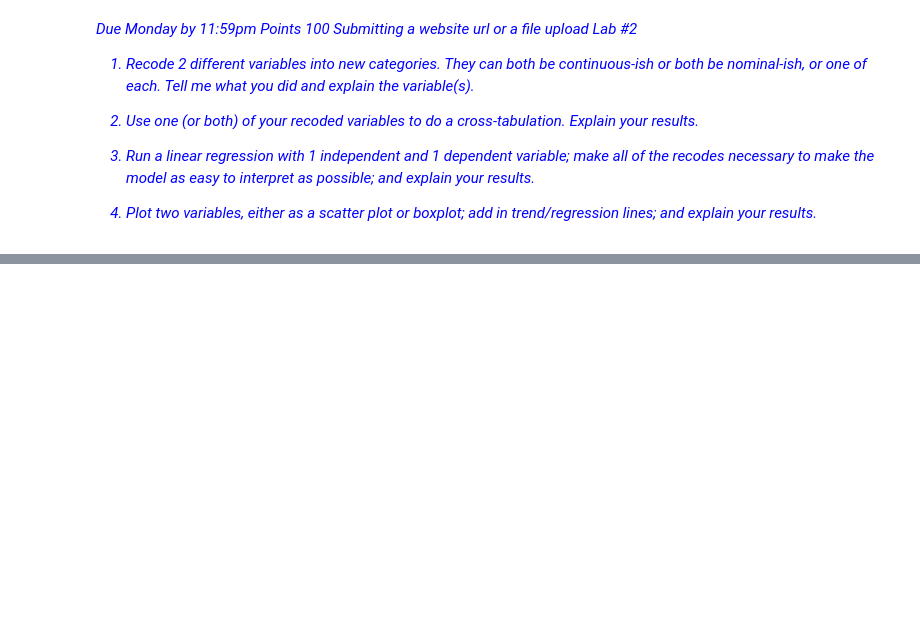
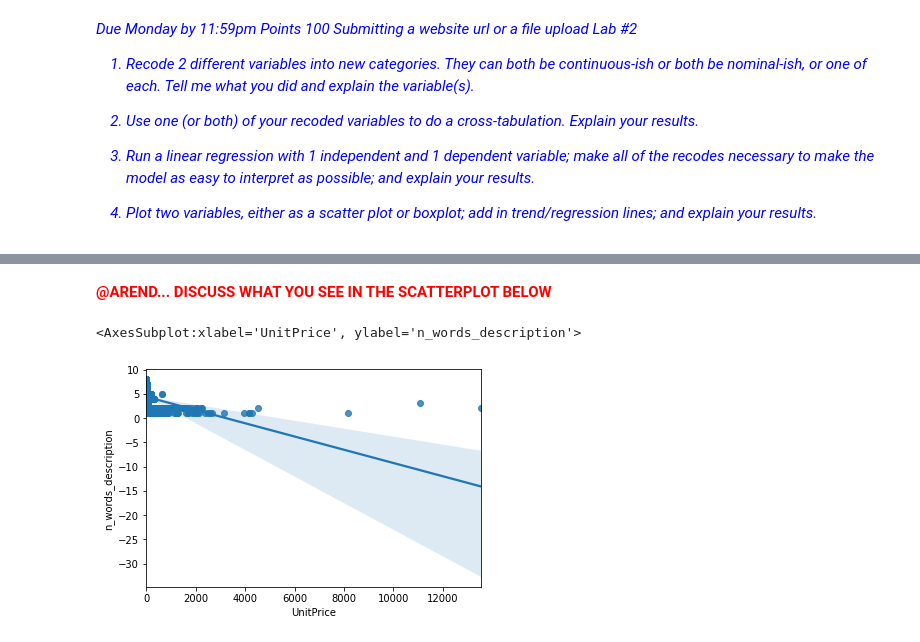
Before and after one commit to srhoads/learn, a Jupyter notebook: courses/data_analysis_python/lab2/lab2.ipynb, the cells around one changed output, grey strips where cells are left out. Drawn from its saved outputs; the diff is of its cells as text; code cells hidden in the pictures; blank space fills up the shorter version.

```diff
--- a/courses/data_analysis_python/lab2/lab2.ipynb
+++ b/courses/data_analysis_python/lab2/lab2.ipynb
@@ -213,0 +443,14 @@ Notes:
+# %%
+# df_new0['invoice_november'] = df_new0.invoice_month.astype(str).apply(lambda s: recode_onehot_if(s, pattern='11')).astype(float)
+# print(df_new0.invoice_november.value_counts())
+# print('\n____________________\nREGRESSION SUMMARY:\n____________________\n', 'Quantity~invoice_november', smf.ols(formula = 'Quantity~invoice_november', data=df_new0).fit().summary())
+
+df_new0['invoice_month_str'] = df_new0.invoice_month.astype(str)
+print(df_new0.invoice_month_str.value_counts())
+# print('\n____________________\nREGRESSION SUMMARY:\n____________________\n', 'Quantity~invoice_month_str', smf.ols(formula = 'Quantity~invoice_month_str', data=df_new0).fit().summary())
+print('\n____________________\nREGRESSION SUMMARY:\n____________________\n', 'Quantity~C(invoice_month_str, Treatment(reference="11"))', smf.ols(formula = 'Quantity~C(invoice_month_str, Treatment(reference="11"))', data=df_new0).fit().summary())
+
+#
+# # df_new0['invoice_january'] = df_new0.invoice_month.astype(str).replace({'^1$':'january'},regex=True).apply(lambda s: recode_onehot_if(s, pattern='january')).astype(float)
+# # print(df_new0.invoice_january.value_counts())
+# # print('\n____________________\nREGRESSION SUMMARY:\n____________________\n', 'Quantity~invoice_january', smf.ols(formula = 'Quantity~invoice_january', data=df_new0).fit().summary())
@@ -229,0 +541,7 @@ Notes:
+# %% [markdown]
+<b style="color: red">@AREND... DISCUSS WHAT YOU SEE IN THE SCATTERPLOT BELOW</b>
+# %%
+sns.regplot(x='UnitPrice', y='n_words_description', data=df_new0)
+# %% [output]
+<AxesSubplot:xlabel='UnitPrice', ylabel='n_words_description'>
+[figure, added]
```
Also changed, not shown: parts of 47 cells of this notebook, 3 other files.
